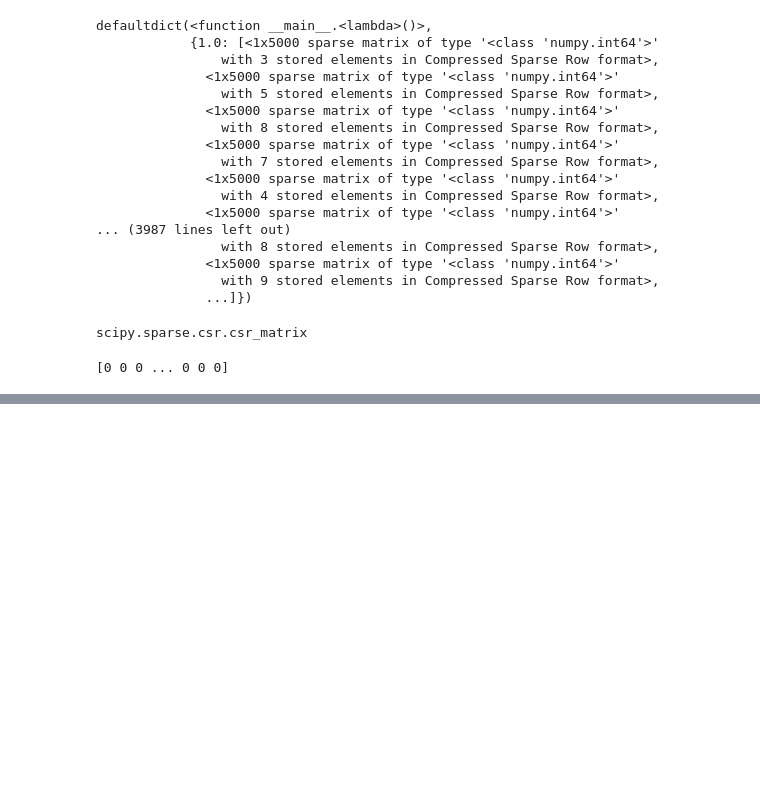
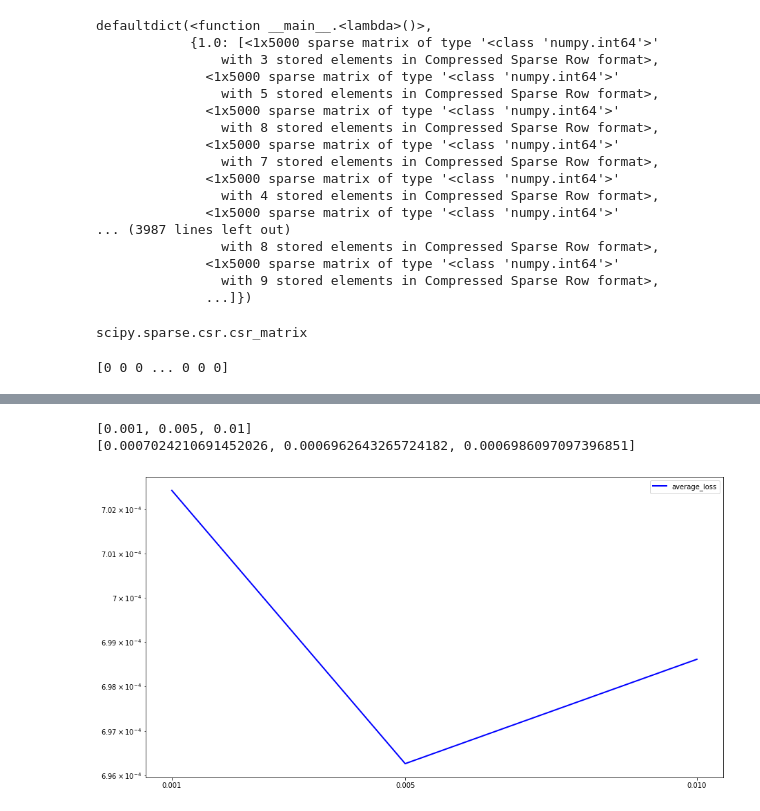
Before and after one commit to 92612ShiyuQiu/Twitter-Sentiment-Analysis, a Jupyter notebook: models/RNN.ipynb, the cells around one changed output, grey strips where cells are left out. Drawn from its saved outputs; the diff is of its cells as text; code cells hidden in the pictures; blank space fills up the shorter version.

```diff
--- a/models/RNN.ipynb
+++ b/models/RNN.ipynb
@@ -275,7 +346,7 @@ Xtr, Xva, Ytr, Yva = train_test_split(X_comp, Y_comp, test_size=0.2)
 Xtr, Ytr = shuffle(Xtr, Ytr)
 # %%
 hidden_sizes=[32, 64, 100, 128, 256, 512, 1024]
-learning_rates=[0.001, 0.005, 0.01, 0.05, 0.1, 0.5, 1]
+learning_rates=[0.001, 0.005, 0.01]
 n_iters=[5000, 10000, 15000, 20000, 30000, 50000, 100000]
 # %%
 print("hidden_size training started")
@@ -305,7 +493,10 @@ print("learning_rate training started")
 input_size = 5000
 output_size = 2
 
-learning_size_losses = []
+learning_rate_losses = []
 for l_rate in learning_rates:
     rnn = RNN(input_size, optimal_hidden_size, output_size)
-    train_charRNN(rnn, 15000, l_rate, learning_size_)
+    train_charRNN(rnn, 15000, l_rate, learning_rate_losses)
+
+print("learning_rate_losses:")
+print(learning_rate_losses)
@@ -311,0 +557,12 @@ for l_rate in learning_rates:
+# %%
+print(learning_rates)
+print(learning_rate_losses)
+plt.rcParams['figure.figsize'] = (15.0, 8.0)
+plt.semilogy(learning_rates, learning_rate_losses, label='average_loss', linewidth=2, c='b')
+plt.xticks(learning_rates)
+plt.legend()
+plt.show()
+# %% [output]
+[0.001, 0.005, 0.01]
+[0.0007024210691452026, 0.0006962643265724182, 0.0006986097097396851]
+[figure, added]
```
Also changed, not shown: parts of 19 cells of this notebook, 2 other files.
